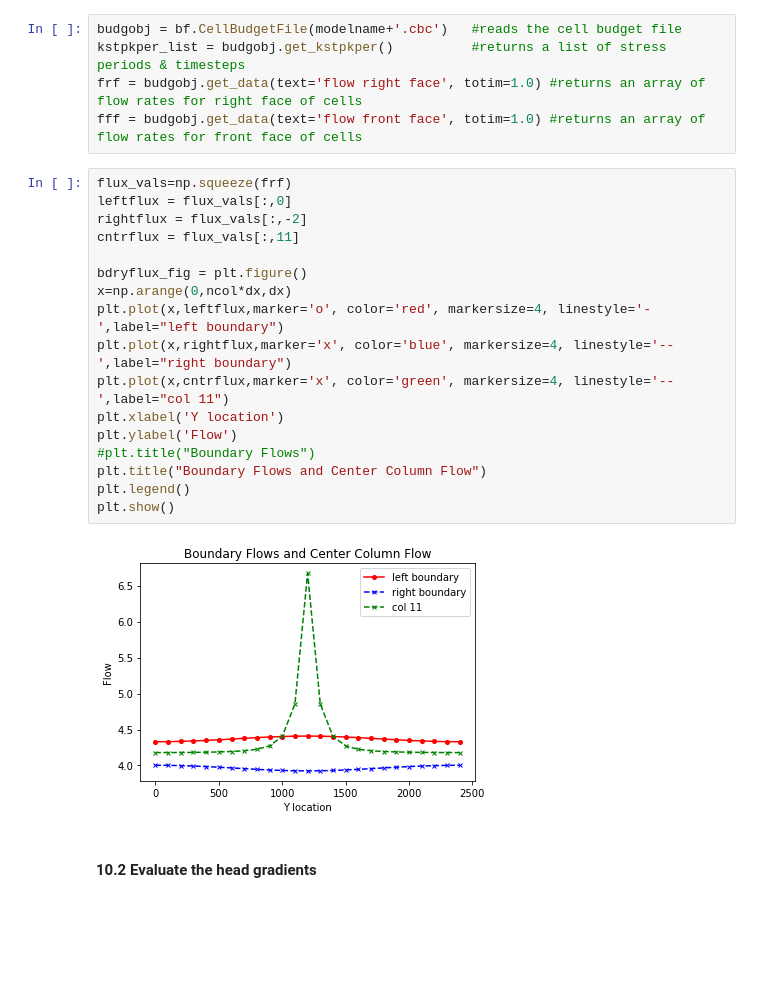
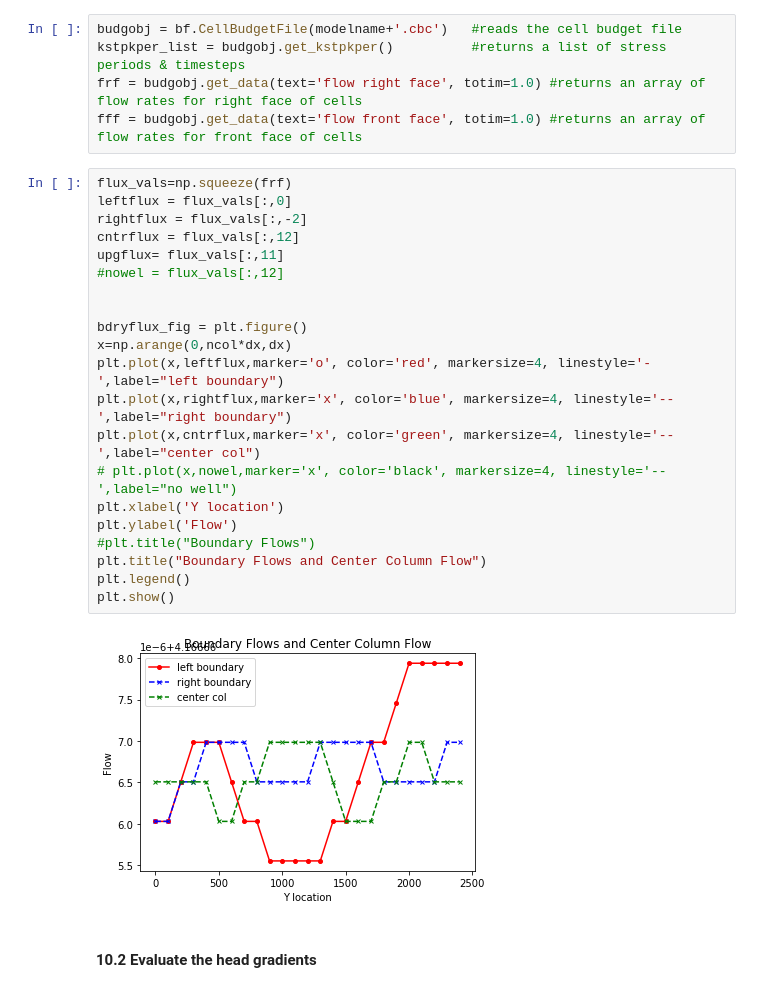
Before and after one commit to GW-modelling-Spring2021/hws-PortilloD, a Jupyter notebook: Assignment/HW4/BoxModel_flopy.ipynb, the cells around one changed output. Saved outputs shown, nothing was run; the diff lists cells and outputs as text; blank space fills up the shorter version.

Commit message:
Finalzing HW4
tried to rerun and plot q with no well, but was unsuccessful. So I drew it in.

```diff
--- a/Assignment/HW4/BoxModel_flopy.ipynb
+++ b/Assignment/HW4/BoxModel_flopy.ipynb
@@ -313,22 +313,26 @@ fff = budgobj.get_data(text='flow front face', totim=1.0) #returns an array of f
 # %%
 flux_vals=np.squeeze(frf)
 leftflux = flux_vals[:,0]
 rightflux = flux_vals[:,-2]
-cntrflux = flux_vals[:,11]
+cntrflux = flux_vals[:,12]
+upgflux= flux_vals[:,11]
+#nowel = flux_vals[:,12]
+
 
 bdryflux_fig = plt.figure()
 x=np.arange(0,ncol*dx,dx)
 plt.plot(x,leftflux,marker='o', color='red', markersize=4, linestyle='-',label="left boundary")
 plt.plot(x,rightflux,marker='x', color='blue', markersize=4, linestyle='--',label="right boundary")
-plt.plot(x,cntrflux,marker='x', color='green', markersize=4, linestyle='--',label="col 11")
+plt.plot(x,cntrflux,marker='x', color='green', markersize=4, linestyle='--',label="center col")
+# plt.plot(x,nowel,marker='x', color='black', markersize=4, linestyle='--',label="no well")
 plt.xlabel('Y location')
 plt.ylabel('Flow')
 #plt.title("Boundary Flows")
 plt.title("Boundary Flows and Center Column Flow")
 plt.legend()
 plt.show()
 # %% [output]
-[figure, old version]
+[figure, new version]
 # %% [markdown]
 #### 10.2 Evaluate the head gradients
 # %%
```
Also changed, not shown: parts of 5 cells of this notebook, 4 other files.
